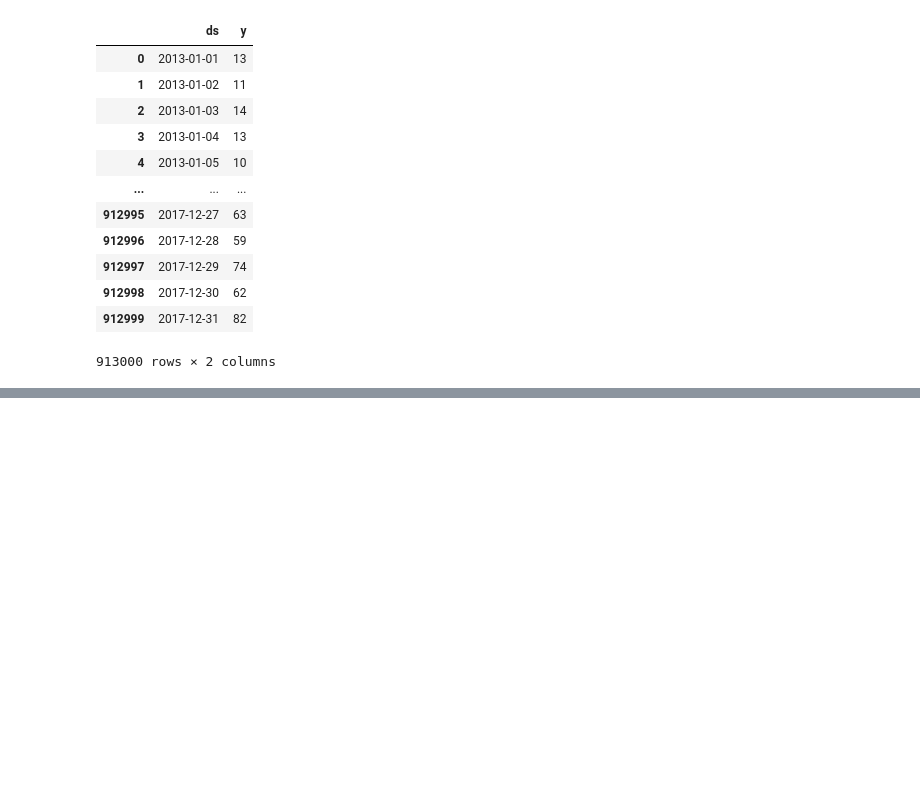
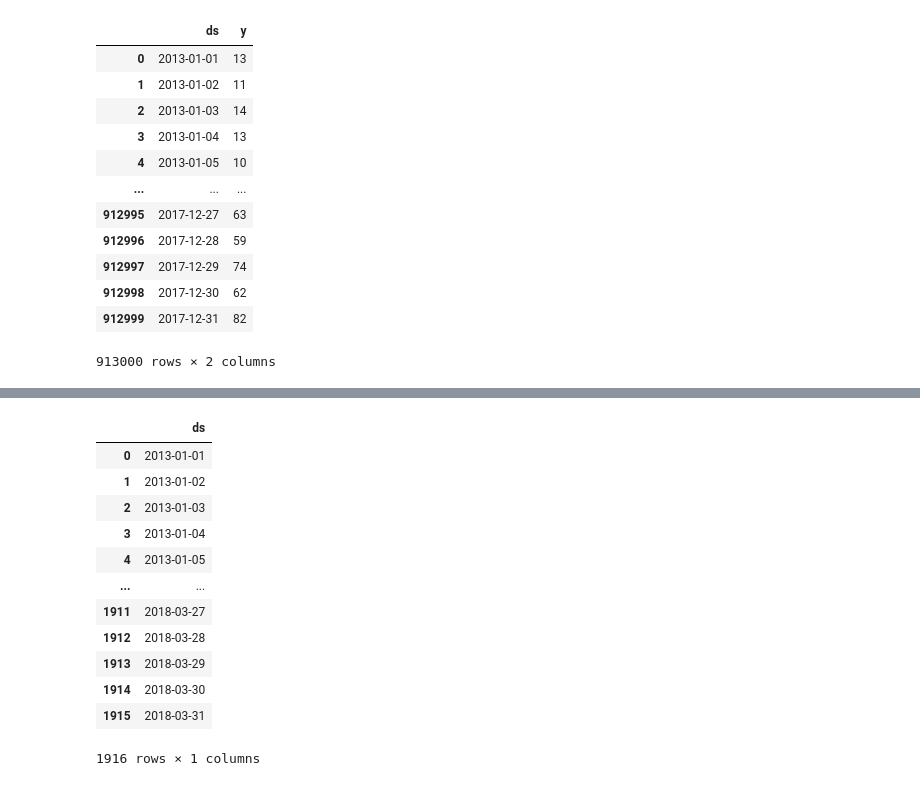
Before and after one commit to emanuelsolita/databricks, a Jupyter notebook: eda_sales.ipynb, the cells around one changed output, grey strips where cells are left out. Drawn from its saved outputs; the diff is of its cells as text; code cells hidden in the pictures; blank space fills up the shorter version.

```diff
--- a/eda_sales.ipynb
+++ b/eda_sales.ipynb
@@ -89,8 +89,21 @@ model.fit(df_history)
 # %%
 future_pd = model.make_future_dataframe(
  periods=90,
  freq='d',
  include_history=True
 )
-# predict over the dataset
-forecast_pd = model.predict(future_pd)
+future_pd
+# %% [output]
+|  | ds |
+| 0 | 2013-01-01 |
+| 1 | 2013-01-02 |
+| 2 | 2013-01-03 |
+| 3 | 2013-01-04 |
+| 4 | 2013-01-05 |
+| ... | ... |
+| 1911 | 2018-03-27 |
+| 1912 | 2018-03-28 |
+| 1913 | 2018-03-29 |
+| 1914 | 2018-03-30 |
+| 1915 | 2018-03-31 |
+1916 rows × 1 columns
```
Also changed, not shown: parts of 4 cells of this notebook, 6 other files.
